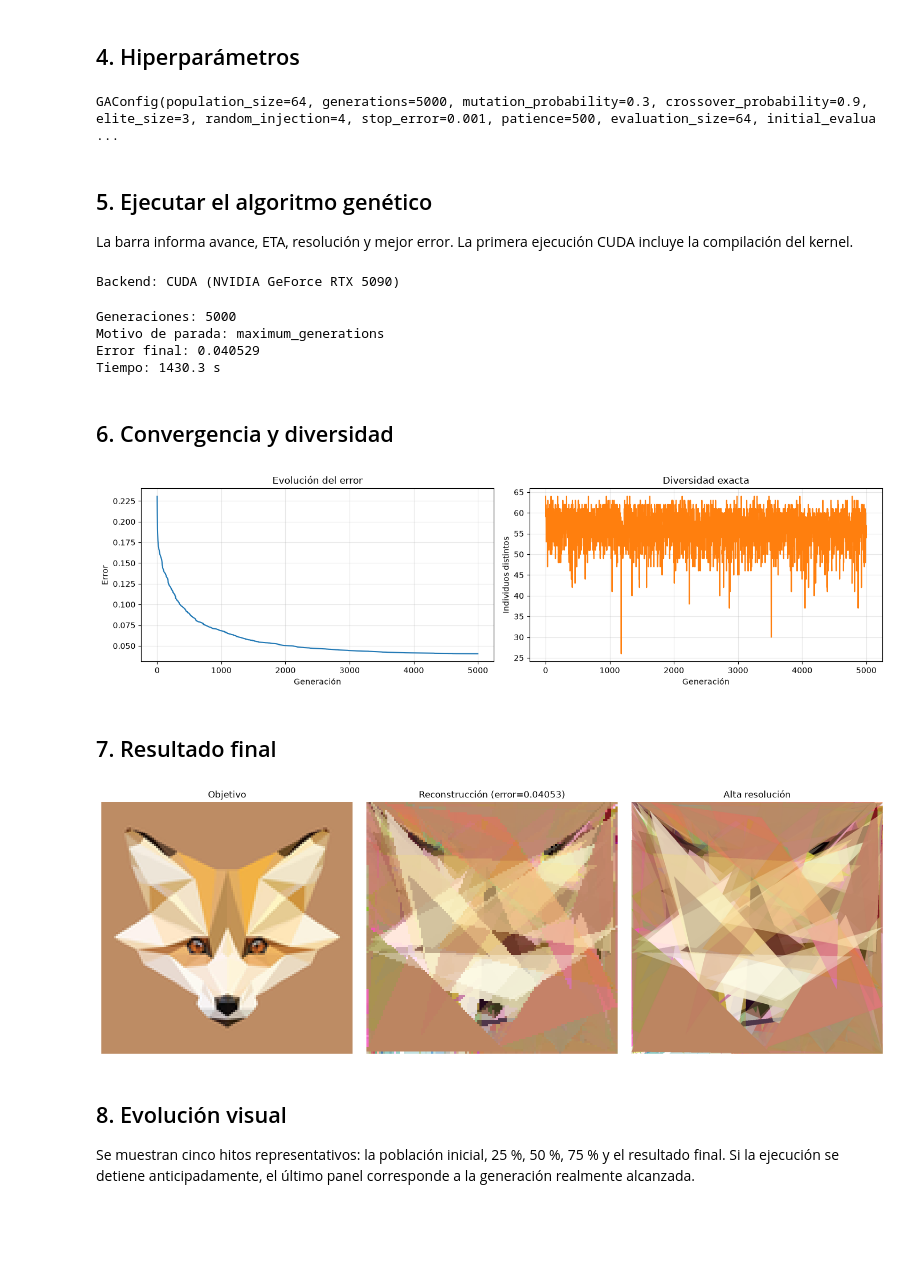
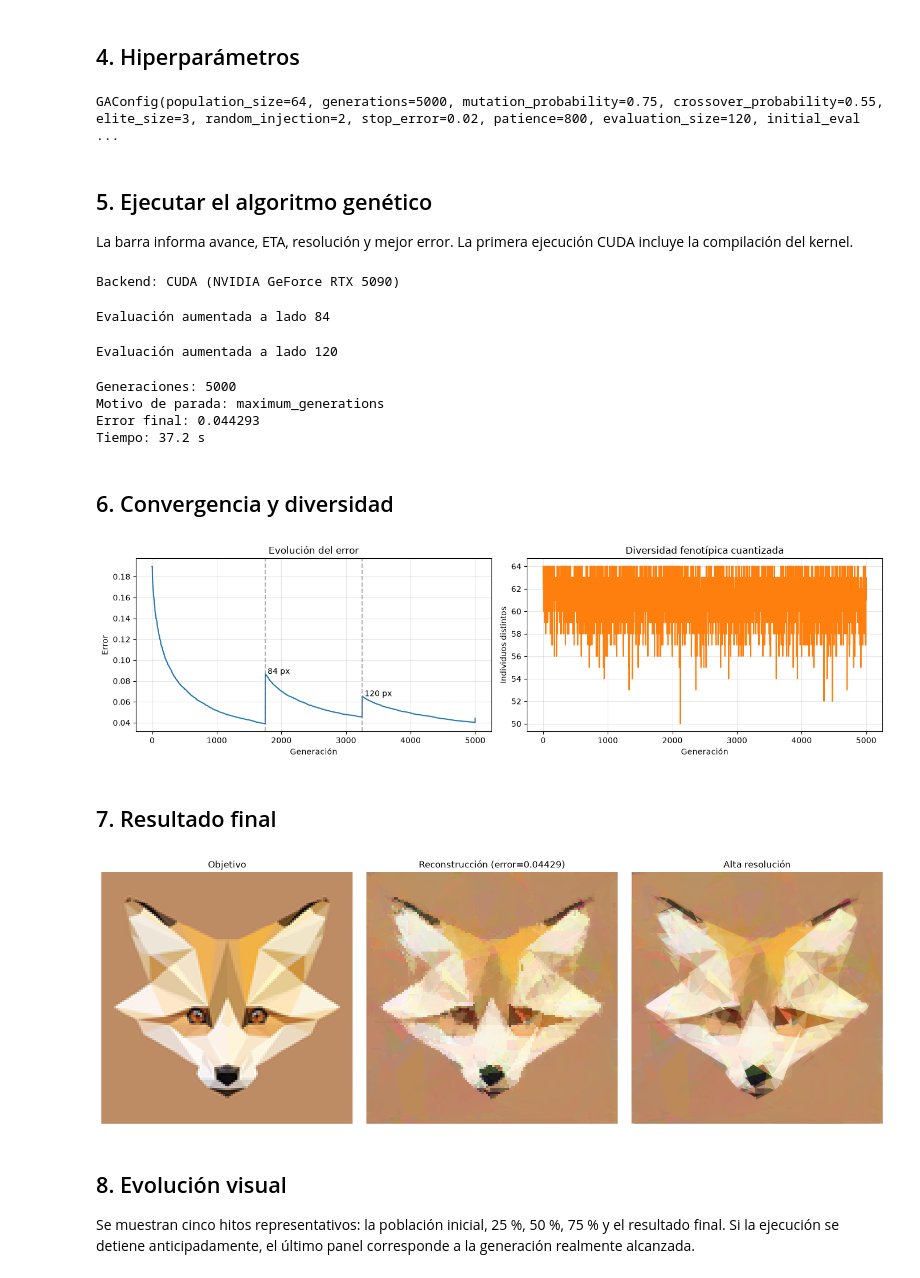
Before and after one commit to yakdudi12/DIAO2A, a Jupyter notebook: TP2/tp2.ipynb, the cells around one changed output. Cells and saved outputs as stored; diff of their text form; code cells hidden in the pictures; blank space fills up the shorter version.

```diff
--- a/TP2/tp2.ipynb
+++ b/TP2/tp2.ipynb
@@ -68,26 +68,32 @@ La población inicial no consulta la imagen objetivo: todos sus genes se generan
 config = GAConfig(
     population_size=64,
     generations=5_000,
-    mutation_probability=0.30,
-    crossover_probability=0.90,
+    mutation_probability=0.75,
+    crossover_probability=0.55,
     elite_size=3,
-    random_injection=4,
-    stop_error=0.001,
-    patience=500,
-    evaluation_size=64,
-    initial_evaluation_size=None,  # 32 -> 48 -> 64; usar 64 para desactivar
+    random_injection=2,
+    stop_error=0.02,
+    patience=800,
+    evaluation_size=120,
+    initial_evaluation_size=48,  # 48 -> 84 -> 120; llega a 120 al 65 %
     seed=42,
     use_gpu=True,
-    selection='tournament_deterministic',
+    selection='tournament_probabilistic',
     tournament_size=4,
-    crossover='uniform',          # one_point, two_point o uniform
-    mutation='non_uniform',       # gene, multigene o non_uniform
-    survival='additive',         # additive o exclusive
+    crossover='region',           # one_point, two_point, uniform o region
+    mutation='triangle',          # gene, multigene, non_uniform o triangle
+    survival='exclusive',         # additive o exclusive
     ranking_pressure=1.5,
+    color_weight=0.55,
+    edge_weight=0.30,
+    ssim_weight=0.15,
+    detail_boost=4.0,
+    pyramid_scales=(0.5, 1.0),
+    pyramid_weights=(0.25, 0.75),
 )
 config
 # %% [output]
-GAConfig(population_size=64, generations=5000, mutation_probability=0.3, crossover_probability=0.9, elite_size=3, random_injection=4, stop_error=0.001, patience=500, evaluation_size=64, initial_evalua ...
+GAConfig(population_size=64, generations=5000, mutation_probability=0.75, crossover_probability=0.55, elite_size=3, random_injection=2, stop_error=0.02, patience=800, evaluation_size=120, initial_eval ...
 # %% [markdown]
 ## 5. Ejecutar el algoritmo genético
 
@@ -103,31 +109,33 @@ print(f'Error final: {result.best_fitness:.6f}')
 print(f'Tiempo: {result.elapsed_seconds:.1f} s')
 # %% [output]
 Backend: CUDA (NVIDIA GeForce RTX 5090)
-Generaciones: 5000
-Motivo de parada: maximum_generations
-Error final: 0.040529
-Tiempo: 1430.3 s
+Evaluación aumentada a lado 84
+Evaluación aumentada a lado 120
+Generaciones: 5000
+Motivo de parada: maximum_generations
+Error final: 0.044293
+Tiempo: 37.2 s
 # %% [markdown]
 ## 6. Convergencia y diversidad
 # %%
 generations = np.arange(len(result.history))
 resolution_changes = np.flatnonzero(np.diff(result.resolution_history)) + 1
 
 fig, axes = plt.subplots(1, 2, figsize=(14, 4))
 axes[0].plot(generations, result.history)
 for change in resolution_changes:
     axes[0].axvline(change, color='gray', linestyle='--', alpha=0.6)
     axes[0].text(change, result.history[change], f' {result.resolution_history[change]} px')
 axes[0].set(title='Evolución del error', xlabel='Generación', ylabel='Error')
 axes[0].grid(True, alpha=0.3)
 
 axes[1].plot(generations, result.diversity_history, color='tab:orange')
-axes[1].set(title='Diversidad exacta', xlabel='Generación', ylabel='Individuos distintos')
+axes[1].set(title='Diversidad fenotípica cuantizada', xlabel='Generación', ylabel='Individuos distintos')
 axes[1].grid(True, alpha=0.3)
 plt.tight_layout()
 plt.show()
 # %% [output]
-[figure, old version]
+[figure, new version]
 # %% [markdown]
 ## 7. Resultado final
 # %%
@@ -151,7 +159,7 @@ for axis, image, title in zip(
 plt.tight_layout()
 plt.show()
 # %% [output]
-[figure, old version]
+[figure, new version]
 # %% [markdown]
 ## 8. Evolución visual
 
```
Also changed, not shown: parts of 2 cells of this notebook, 4 other files.
